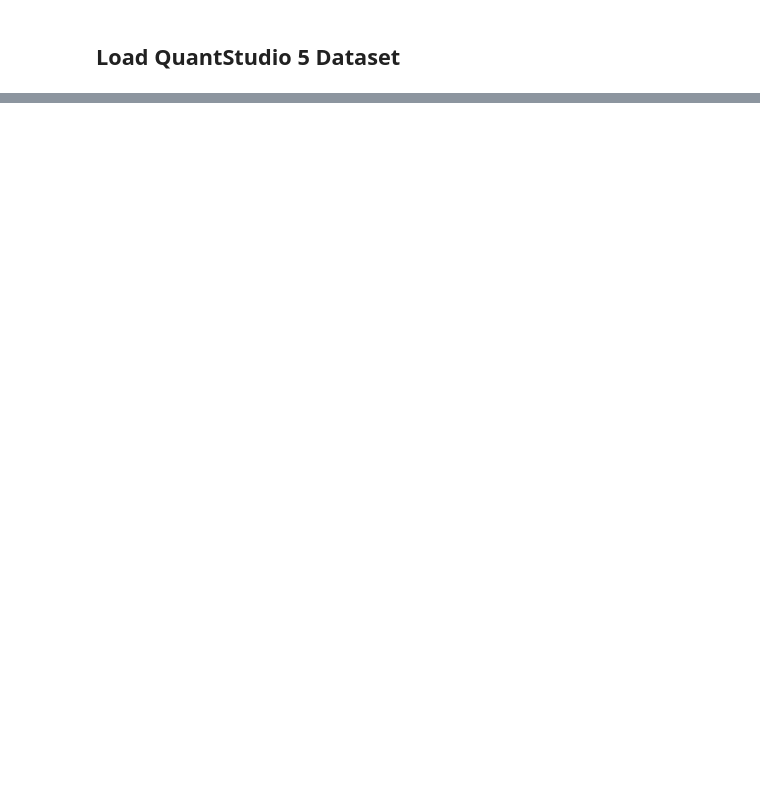
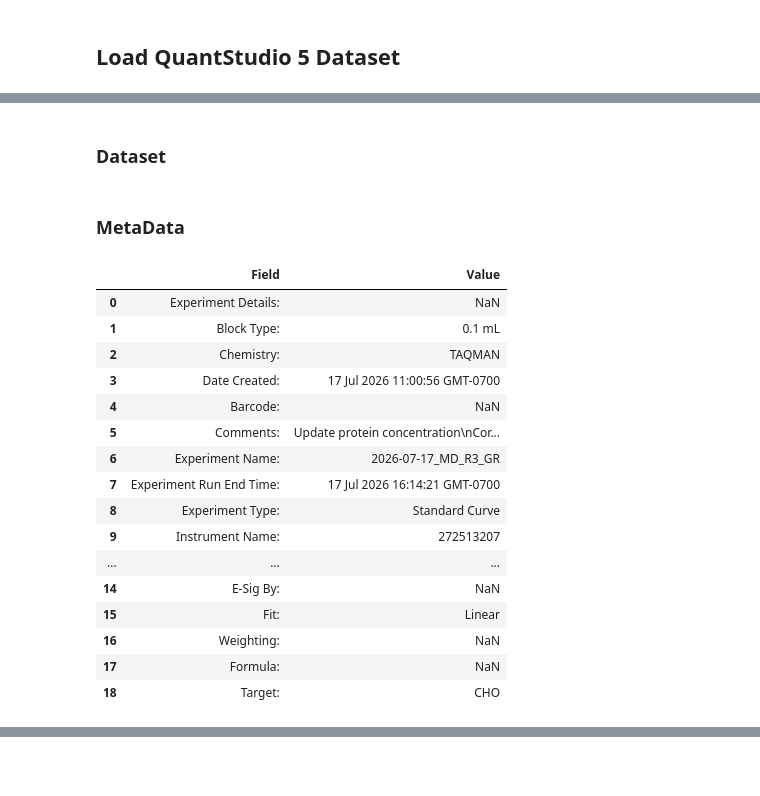
Before and after one commit to GabiRivera0011/resiDNA_workflows, a Jupyter notebook: Notebooks/01_Phase I.ipynb, the cells around one changed output, grey strips where cells are left out. Drawn from its saved outputs; the diff is of its cells as text; code cells hidden in the pictures; blank space fills up the shorter version.

```diff
--- a/Notebooks/01_Phase I.ipynb
+++ b/Notebooks/01_Phase I.ipynb
@@ -13,0 +81,2 @@
+# %% [markdown]
+### Dataset
@@ -13,0 +90,40 @@
+# %% [markdown]
+### MetaData
+# %%
+# Capture Metadata
+metadata_df = pd.read_excel(
+    file,
+    sheet_name="Results",
+    header=None,
+    nrows=19
+)
+
+# Keep only the first two columns (Field and Value)
+metadata_table = metadata_df.iloc[:, :2].copy()
+
+# Rename columns
+metadata_table.columns = ["Field", "Value"]
+
+# Remove completely empty rows
+metadata_table = metadata_table.dropna(how="all")
+
+# Display the table
+metadata_table
+# %% [output]
+|  | Field | Value |
+| 0 | Experiment Details: | NaN |
+| 1 | Block Type: | 0.1 mL |
+| 2 | Chemistry: | TAQMAN |
+| 3 | Date Created: | 17 Jul 2026 11:00:56 GMT-0700 |
+| 4 | Barcode: | NaN |
+| 5 | Comments: | Update protein concentration\nCor... |
+| 6 | Experiment Name: | 2026-07-17_MD_R3_GR |
+| 7 | Experiment Run End Time: | 17 Jul 2026 16:14:21 GMT-0700 |
+| 8 | Experiment Type: | Standard Curve |
+| 9 | Instrument Name: | 272513207 |
+| ... | ... | ... |
+| 14 | E-Sig By: | NaN |
+| 15 | Fit: | Linear |
+| 16 | Weighting: | NaN |
+| 17 | Formula: | NaN |
+| 18 | Target: | CHO |
```
Also changed, not shown: parts of 24 cells of this notebook.
